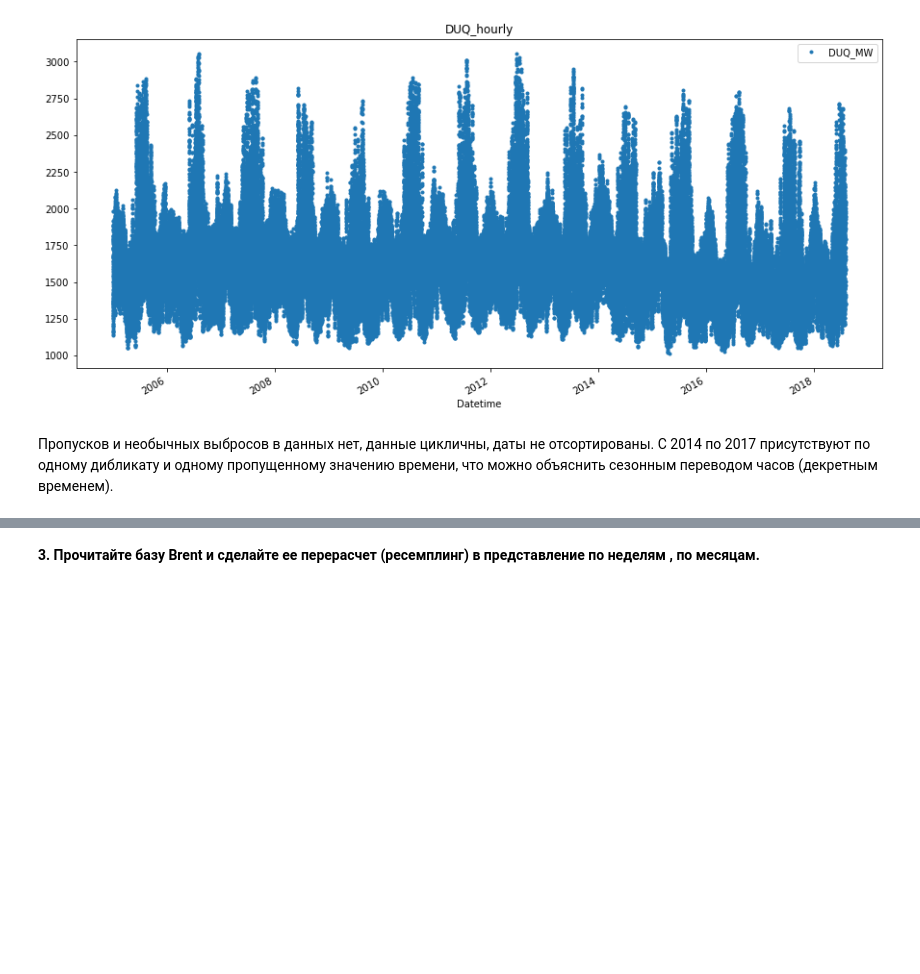
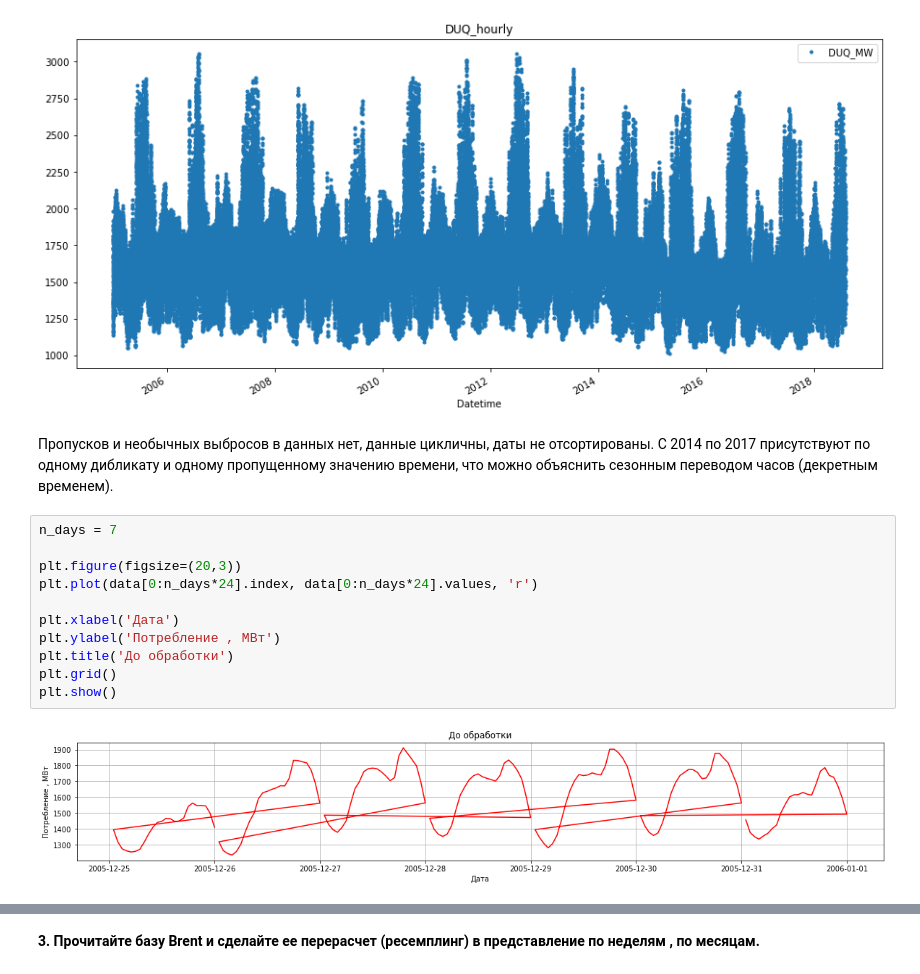
Before and after one commit to GruXsqK/ML_in_business, a Jupyter notebook: Lesson_1/Lesson_1.ipynb, the cells around one changed output, grey strips where cells are left out. Cells and saved outputs as stored; diff of their text form; blank space fills up the shorter version.

```diff
--- a/Lesson_1/Lesson_1.ipynb
+++ b/Lesson_1/Lesson_1.ipynb
@@ -77,3 +80,16 @@ dtype: object
 [figure]
 # %% [markdown]
 Пропусков и необычных выбросов в данных нет, данные цикличны, даты не отсортированы. С 2014 по 2017 присутствуют по одному дибликату и одному пропущенному значению времени, что можно объяснить сезонным переводом часов (декретным временем).
+# %%
+n_days = 7
+
+plt.figure(figsize=(20,3))
+plt.plot(data[0:n_days*24].index, data[0:n_days*24].values, 'r')
+
+plt.xlabel('Дата')
+plt.ylabel('Потребление , МВт')
+plt.title('До обработки')
+plt.grid()
+plt.show()
+# %% [output]
+[figure, added]
```
Also changed, not shown: parts of 7 cells of this notebook.
